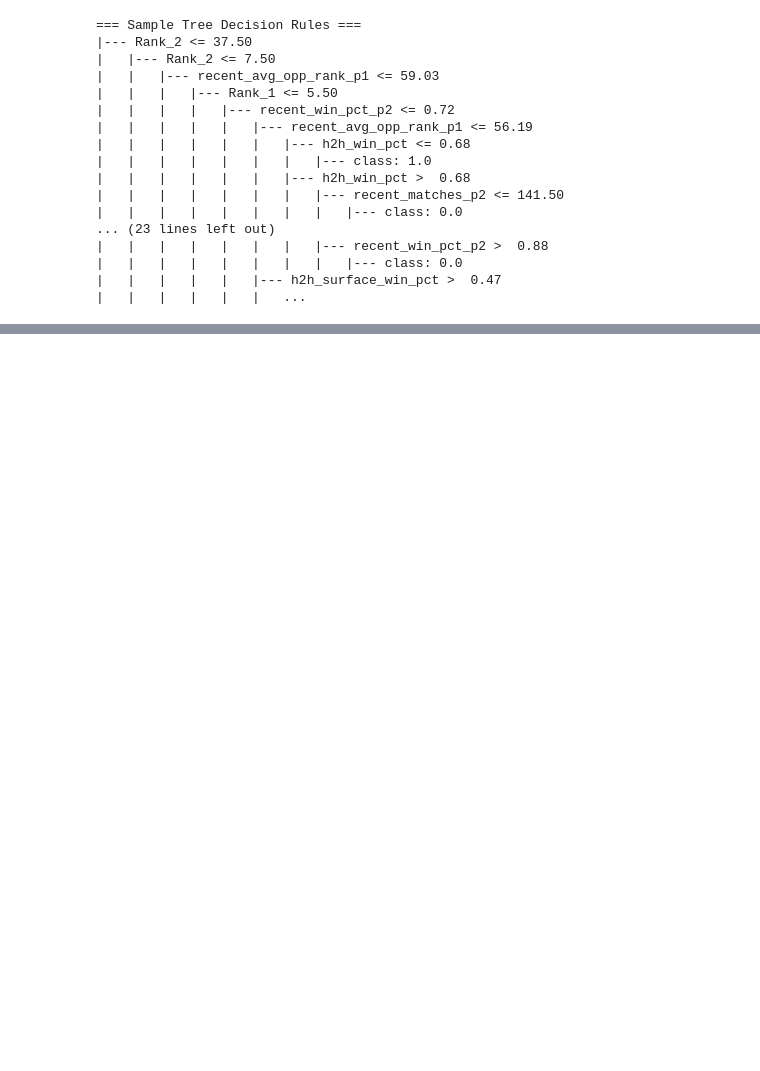
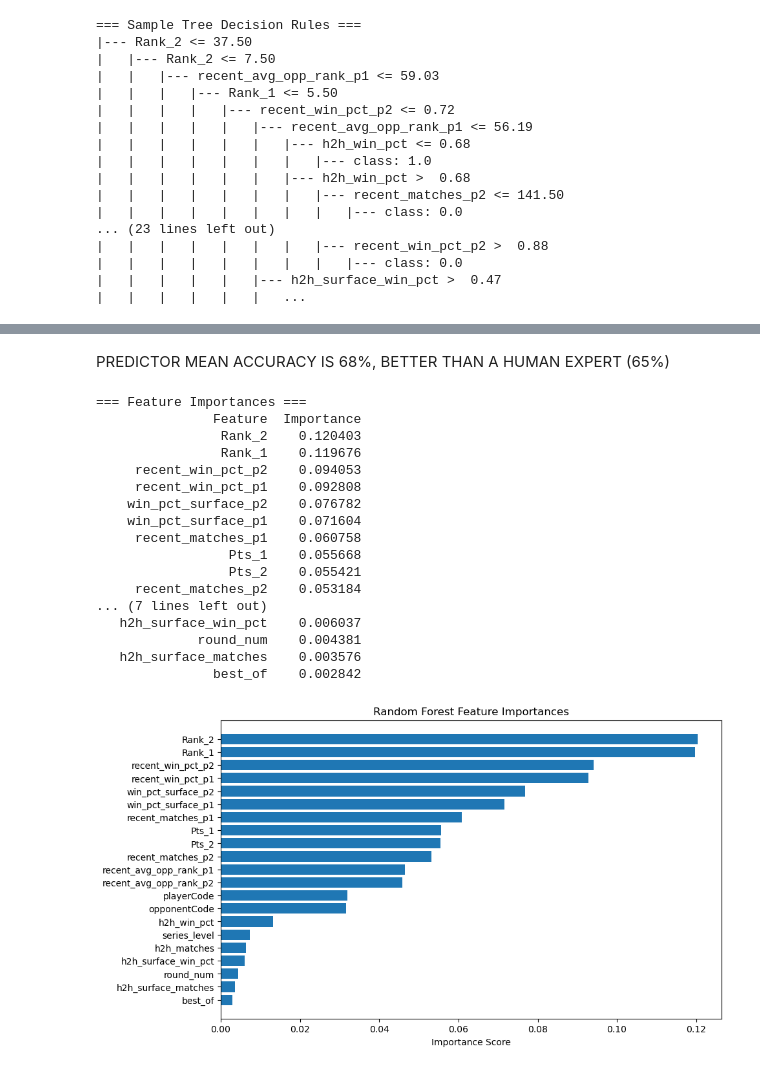
Before and after one commit to Bieldogi/SportsProject, a Jupyter notebook: random_forest.ipynb, the cells around one changed output, grey strips where cells are left out. Cells and saved outputs as stored; diff of their text form; code cells hidden in the pictures; blank space fills up the shorter version.

```diff
--- a/random_forest.ipynb
+++ b/random_forest.ipynb
@@ -644,0 +1017,43 @@ print(tree_rules[:2000] + "...")  # Print first 2000 chars to avoid overload
+# %% [markdown]
+PREDICTOR MEAN ACCURACY IS 68%, BETTER THAN A HUMAN EXPERT (65%)
+# %%
+#Random forest analysis
+
+#Feature importance
+
+# Get and display feature importances
+feature_importances = pd.DataFrame({
+    'Feature': predictors,
+    'Importance': rf.feature_importances_
+}).sort_values('Importance', ascending=False)
+
+print("\n=== Feature Importances ===")
+print(feature_importances.to_string(index=False))
+
+# Visualize feature importances
+import matplotlib.pyplot as plt
+plt.figure(figsize=(10, 6))
+plt.barh(feature_importances['Feature'], feature_importances['Importance'])
+plt.title('Random Forest Feature Importances')
+plt.xlabel('Importance Score')
+plt.gca().invert_yaxis()
+plt.show()
+# %% [output]
+=== Feature Importances ===
+               Feature  Importance
+                Rank_2    0.120403
+                Rank_1    0.119676
+     recent_win_pct_p2    0.094053
+     recent_win_pct_p1    0.092808
+    win_pct_surface_p2    0.076782
+    win_pct_surface_p1    0.071604
+     recent_matches_p1    0.060758
+                 Pts_1    0.055668
+                 Pts_2    0.055421
+     recent_matches_p2    0.053184
+... (7 lines left out)
+   h2h_surface_win_pct    0.006037
+             round_num    0.004381
+   h2h_surface_matches    0.003576
+               best_of    0.002842
+[figure, added]
```
Also changed, not shown: parts of 8 cells of this notebook, 2 other files.
